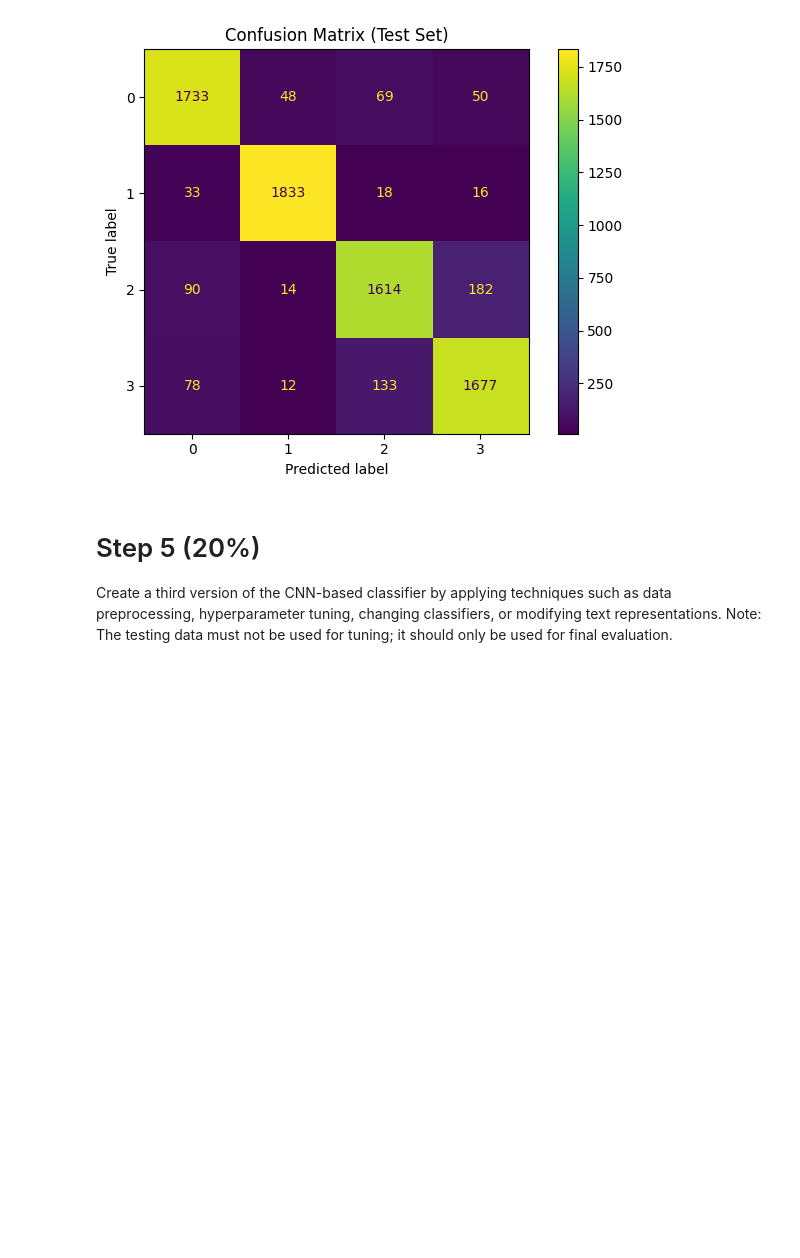
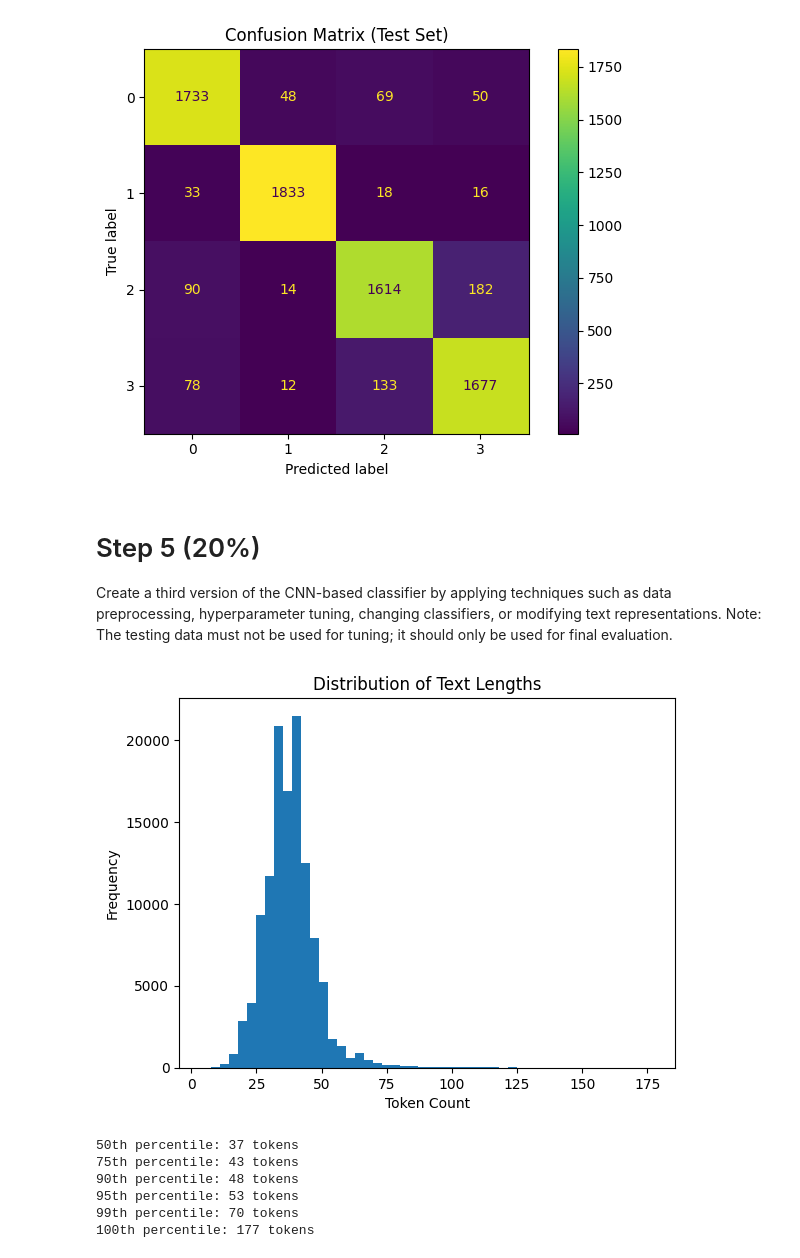
Before and after one commit to Marianette/A1-AIML428, a Jupyter notebook: A1-DaRocha.ipynb, the cells around one changed output. Cells and saved outputs as stored; diff of their text form; code cells hidden in the pictures; blank space fills up the shorter version.

```diff
--- a/A1-DaRocha.ipynb
+++ b/A1-DaRocha.ipynb
@@ -850,4 +736,37 @@ Confusion Matrix:
 # %% [markdown]
 # Step 5 (20%)
 Create a third version of the CNN-based classifier by applying techniques such as data preprocessing, hyperparameter tuning, changing classifiers, or modifying text representations. Note: The testing data must not be used for tuning; it should only be used for final evaluation.
+# %%
+# --------------------------------------------------
+# Lower to 95th-percentile threshold for performance
+# --------------------------------------------------
+
+import matplotlib.pyplot as plt
+import numpy as np
+
+lengths = [len(text.split()) for text in train_df['Title'] + ' ' + train_df['Description']]
+plt.hist(lengths, bins=50)
+plt.xlabel("Token Count")
+plt.ylabel("Frequency")
+plt.title("Distribution of Text Lengths")
+plt.show()
+
+# Combine + tokenize
+combined_texts = (train_df['Title'] + ' ' + train_df['Description']).astype(str)
+lengths = [len(text.lower().split()) for text in combined_texts]
+
+# Compute percentiles
+percentiles = [50, 75, 90, 95, 99, 100]
+results = np.percentile(lengths, percentiles)
+
+for p, val in zip(percentiles, results):
+    print(f"{p}th percentile: {int(val)} tokens")
+# %% [output]
+[figure, added]
+50th percentile: 37 tokens
+75th percentile: 43 tokens
+90th percentile: 48 tokens
+95th percentile: 53 tokens
+99th percentile: 70 tokens
+100th percentile: 177 tokens
 # %%
```
Also changed, not shown: parts of 13 cells of this notebook, 1 other file.
